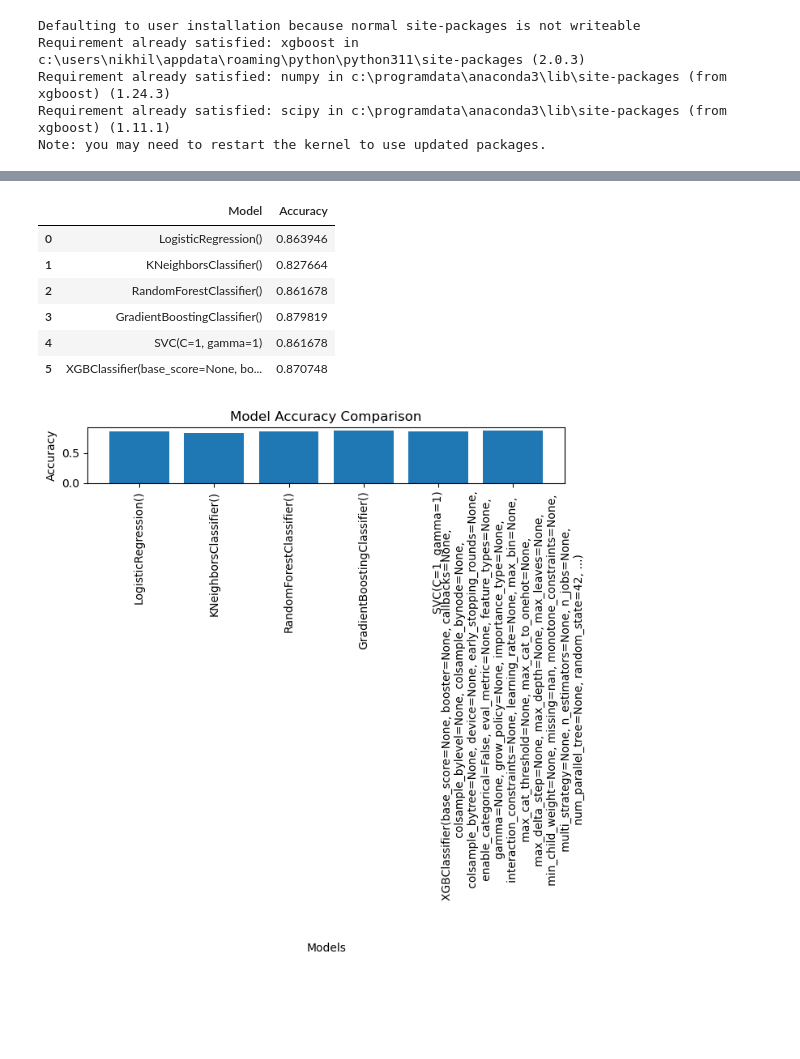
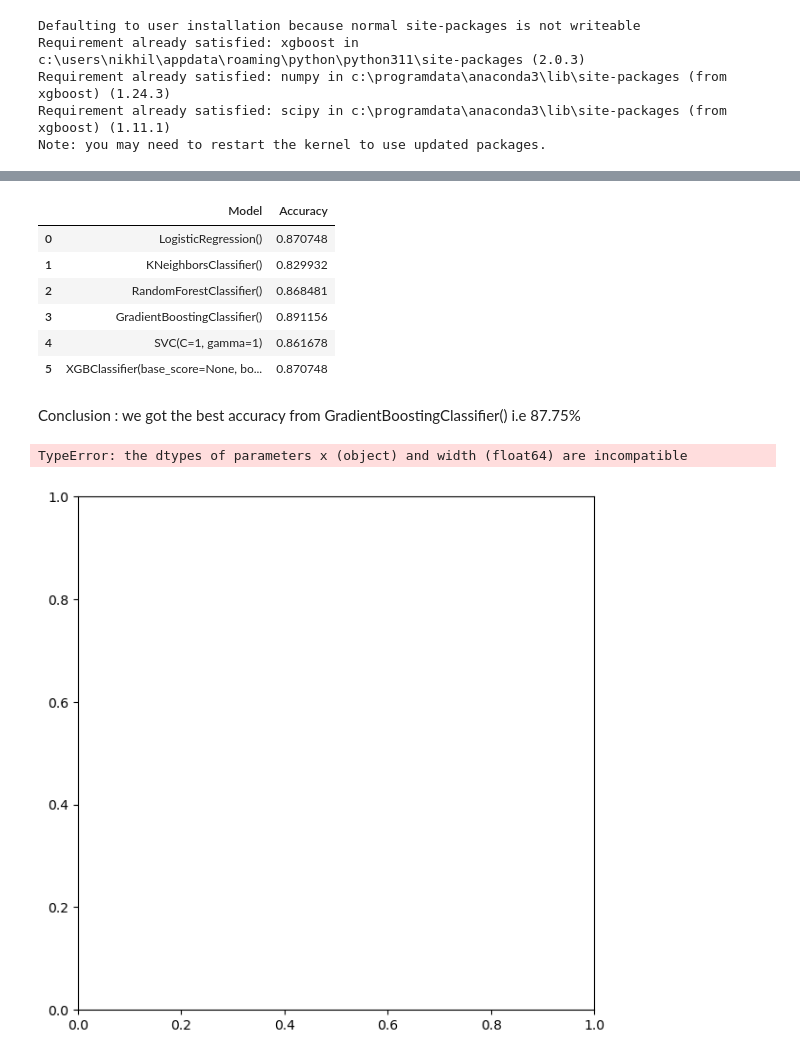
Before and after one commit to nikhildohale06/Employee-Attrition-Prediction, a Jupyter notebook: Employee Attrition.ipynb, the cells around one changed output, grey strips where cells are left out. Drawn from its saved outputs; the diff is of its cells as text; code cells hidden in the pictures; blank space fills up the shorter version.

```diff
--- a/Employee Attrition.ipynb
+++ b/Employee Attrition.ipynb
@@ -663,5 +663,5 @@ memory usage: 373.4 KB
 For creating model we dont use full data ,some data randomly selected and kept aside for checking how good the model is. This is known as Testing Data and the remaining data on which the model is built is known as training data.
 Generally 70% of data is used as Training Data and 30% data is used as Testing Data
 # %%
-x = Emp.drop(['Attrition','Over18'],axis = 1) #input features
+x = Emp.drop(['Attrition','DailyRate','DistanceFromHome','EmployeeCount','EmployeeNumber','HourlyRate','MonthlyRate','NumCompaniesWorked','PercentSalaryHike','StandardHours','StockOptionLevel','TotalWorkingYears','YearsInCurrentRole','YearsSinceLastPromotion','YearsWithCurrManager','TrainingTimesLastYear','YearsAtCompany'],axis='columns') #input features
 y = Emp['Attrition'] #output Feature
@@ -1045,21 +1061,24 @@ accuracy_df = pd.DataFrame(accuracy_results)
 accuracy_df
 # %% [output]
 |  | Model | Accuracy |
-| 0 | LogisticRegression() | 0.863946 |
-| 1 | KNeighborsClassifier() | 0.827664 |
-| 2 | RandomForestClassifier() | 0.861678 |
-| 3 | GradientBoostingClassifier() | 0.879819 |
+| 0 | LogisticRegression() | 0.870748 |
+| 1 | KNeighborsClassifier() | 0.829932 |
+| 2 | RandomForestClassifier() | 0.868481 |
+| 3 | GradientBoostingClassifier() | 0.891156 |
 | 4 | SVC(C=1, gamma=1) | 0.861678 |
 | 5 | XGBClassifier(base_score=None, bo... | 0.870748 |
+# %% [markdown]
+Conclusion : we got the best accuracy from GradientBoostingClassifier() i.e 87.75%
 # %%
 # Create a bar plot for model accuracies
 plt.figure(figsize=(7,7))
-plt.bar(accuracy_df['Model'], accuracy_df['Accuracy'])
+plt.bar(x={1:'logreg',2:'knn',3:'rfc',4:'gb',5:'svm',6:'xgb'}, height = accuracy_df['Accuracy'])
 plt.xlabel('Models')
 plt.ylabel('Accuracy')
 plt.xticks(rotation= 90,)
 plt.title('Model Accuracy Comparison')
 plt.tight_layout()
 plt.show()
 # %% [output]
+TypeError: the dtypes of parameters x (object) and width (float64) are incompatible
-[figure, old version]
+[figure, new version]
```
Also changed, not shown: parts of 62 cells of this notebook, 1 other file.
